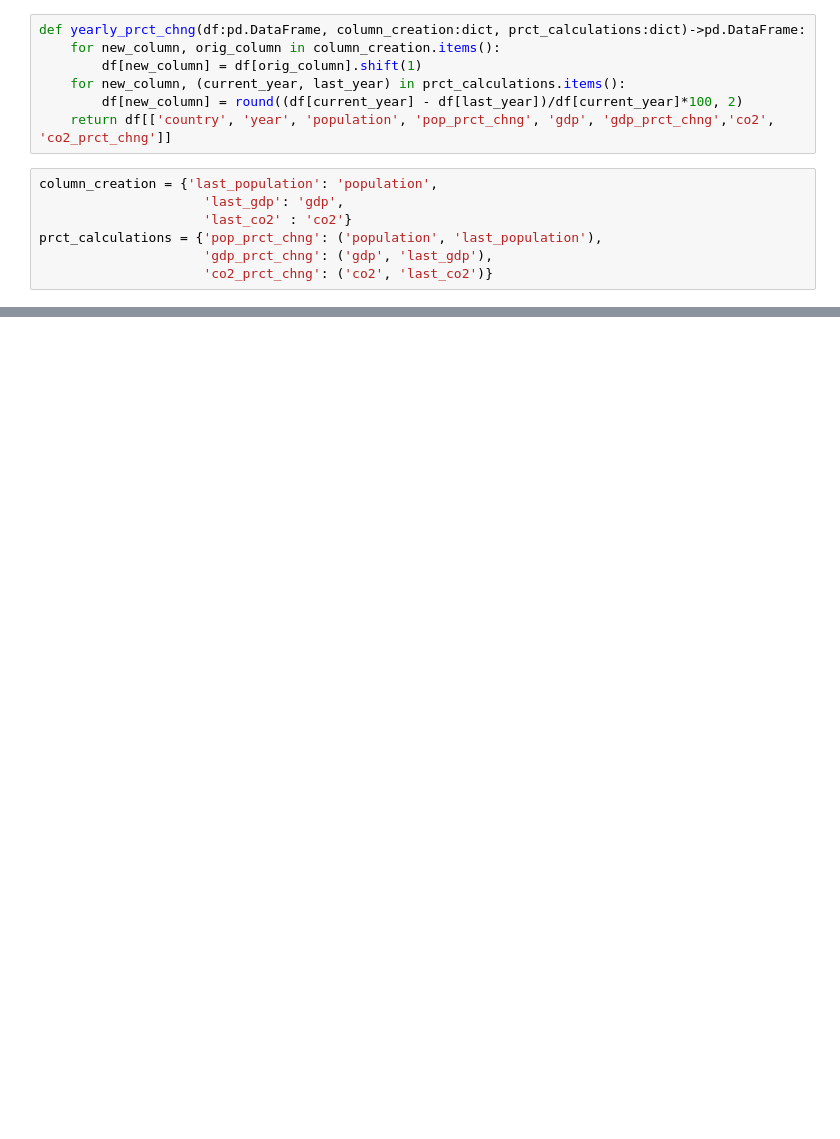
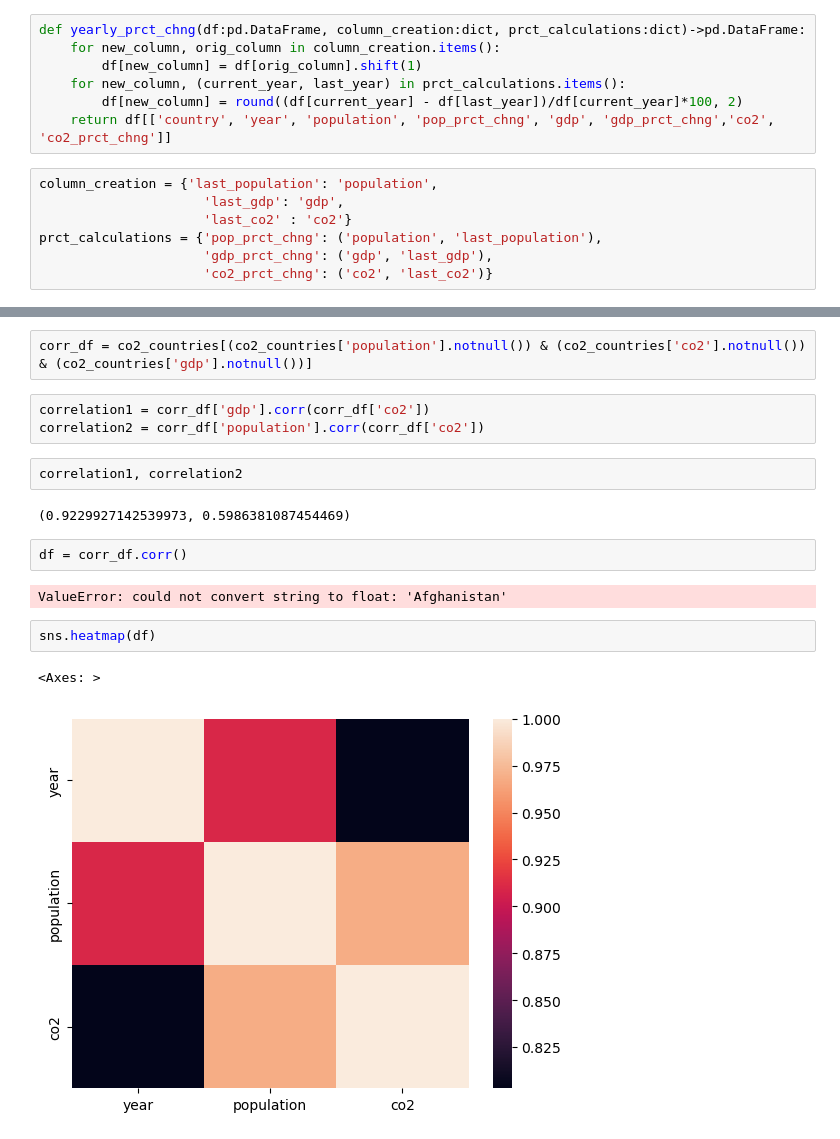
Before and after one commit to Kanustu/world_co2, a Jupyter notebook: world_co2_exp.ipynb, the cells around one changed output, grey strips where cells are left out. Cells and saved outputs as stored; diff of their text form; blank space fills up the shorter version.

```diff
--- a/world_co2_exp.ipynb
+++ b/world_co2_exp.ipynb
@@ -430,0 +387,18 @@ plt.show()
+# %%
+corr_df = co2_countries[(co2_countries['population'].notnull()) & (co2_countries['co2'].notnull()) & (co2_countries['gdp'].notnull())]
+# %%
+correlation1 = corr_df['gdp'].corr(corr_df['co2'])
+correlation2 = corr_df['population'].corr(corr_df['co2'])
+# %%
+correlation1, correlation2
+# %% [output]
+(0.9229927142539973, 0.5986381087454469)
+# %%
+df = corr_df.corr()
+# %% [output]
+ValueError: could not convert string to float: 'Afghanistan'
+# %%
+sns.heatmap(df)
+# %% [output]
+<Axes: >
+[figure, added]
```
Also changed, not shown: parts of 38 cells of this notebook.
